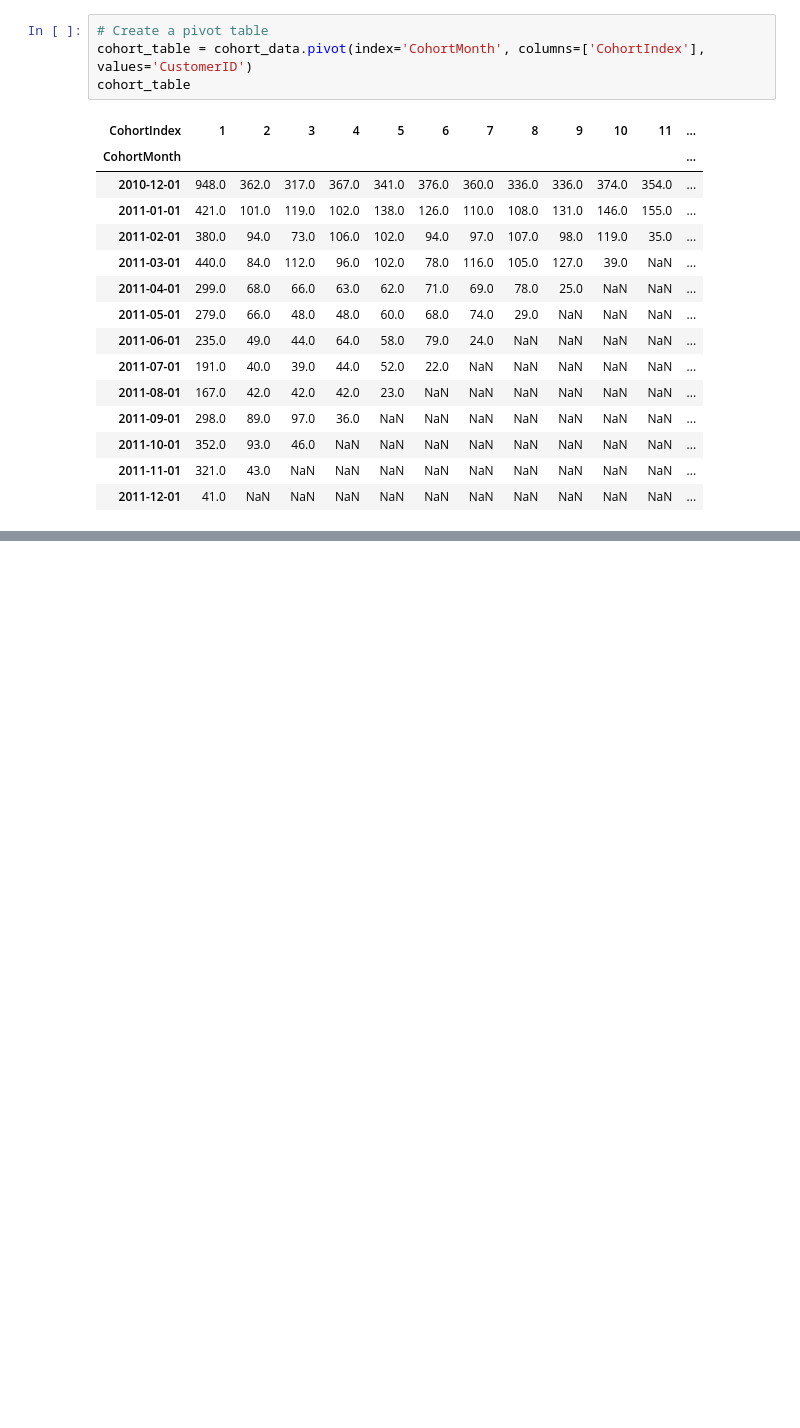
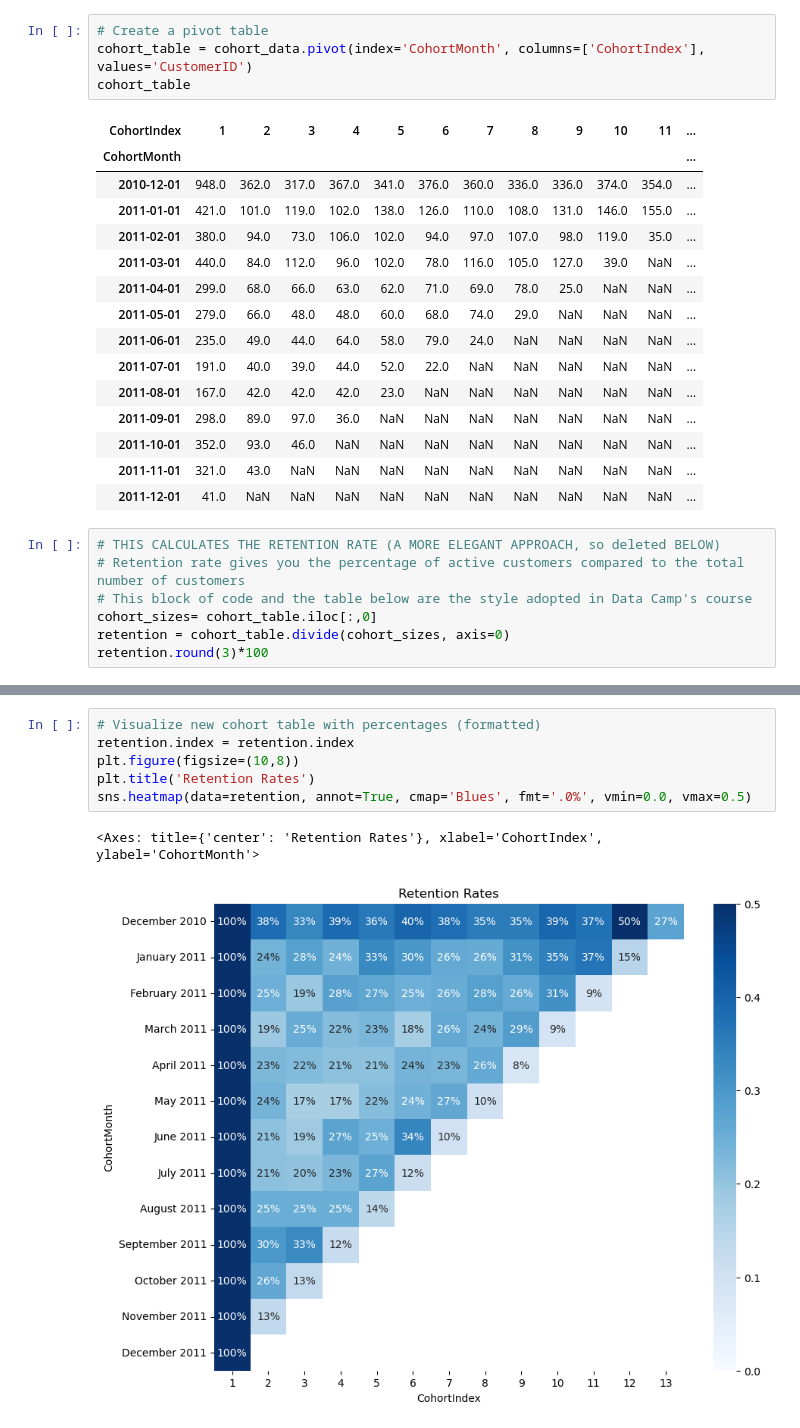
Before and after one commit to Jessica-Haire/Python-Cohort-Analysis, a Jupyter notebook: Cohort_Analysis.ipynb, the cells around one changed output, grey strips where cells are left out. Cells and saved outputs as stored; diff of their text form; blank space fills up the shorter version.

```diff
--- a/Cohort_Analysis.ipynb
+++ b/Cohort_Analysis.ipynb
@@ -101,3 +101,10 @@ cohort_table
 | 2011-10-01 | 352.0 | 93.0 | 46.0 | NaN | NaN | NaN | NaN | NaN | NaN | NaN | NaN | ... |
 | 2011-11-01 | 321.0 | 43.0 | NaN | NaN | NaN | NaN | NaN | NaN | NaN | NaN | NaN | ... |
 | 2011-12-01 | 41.0 | NaN | NaN | NaN | NaN | NaN | NaN | NaN | NaN | NaN | NaN | ... |
+# %%
+# THIS CALCULATES THE RETENTION RATE (A MORE ELEGANT APPROACH, so deleted BELOW)
+# Retention rate gives you the percentage of active customers compared to the total number of customers
+# This block of code and the table below are the style adopted in Data Camp's course
+cohort_sizes= cohort_table.iloc[:,0]
+retention = cohort_table.divide(cohort_sizes, axis=0)
+retention.round(3)*100
@@ -103,0 +127,9 @@ cohort_table
+# %%
+# Visualize new cohort table with percentages (formatted)
+retention.index = retention.index
+plt.figure(figsize=(10,8))
+plt.title('Retention Rates')
+sns.heatmap(data=retention, annot=True, cmap='Blues', fmt='.0%', vmin=0.0, vmax=0.5)
+# %% [output]
+<Axes: title={'center': 'Retention Rates'}, xlabel='CohortIndex', ylabel='CohortMonth'>
+[figure, added]
```
Also changed, not shown: parts of 8 cells of this notebook.
